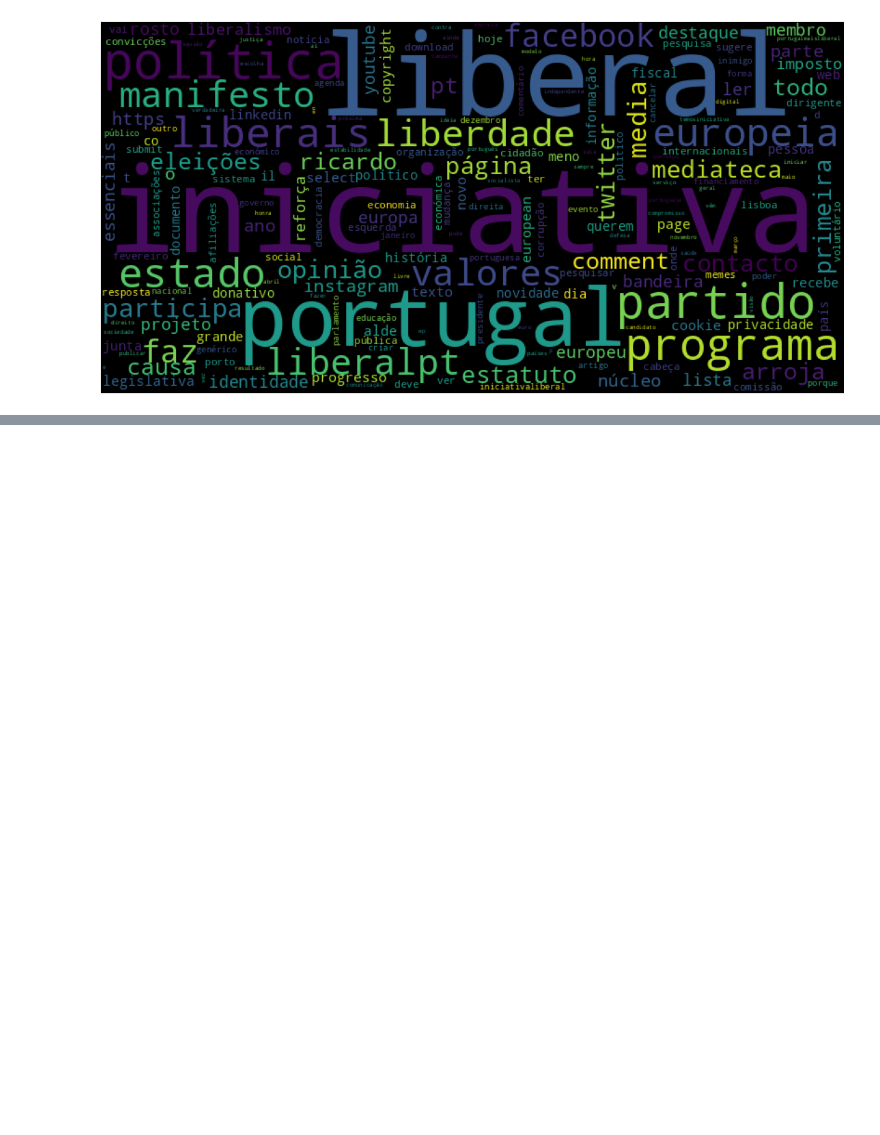
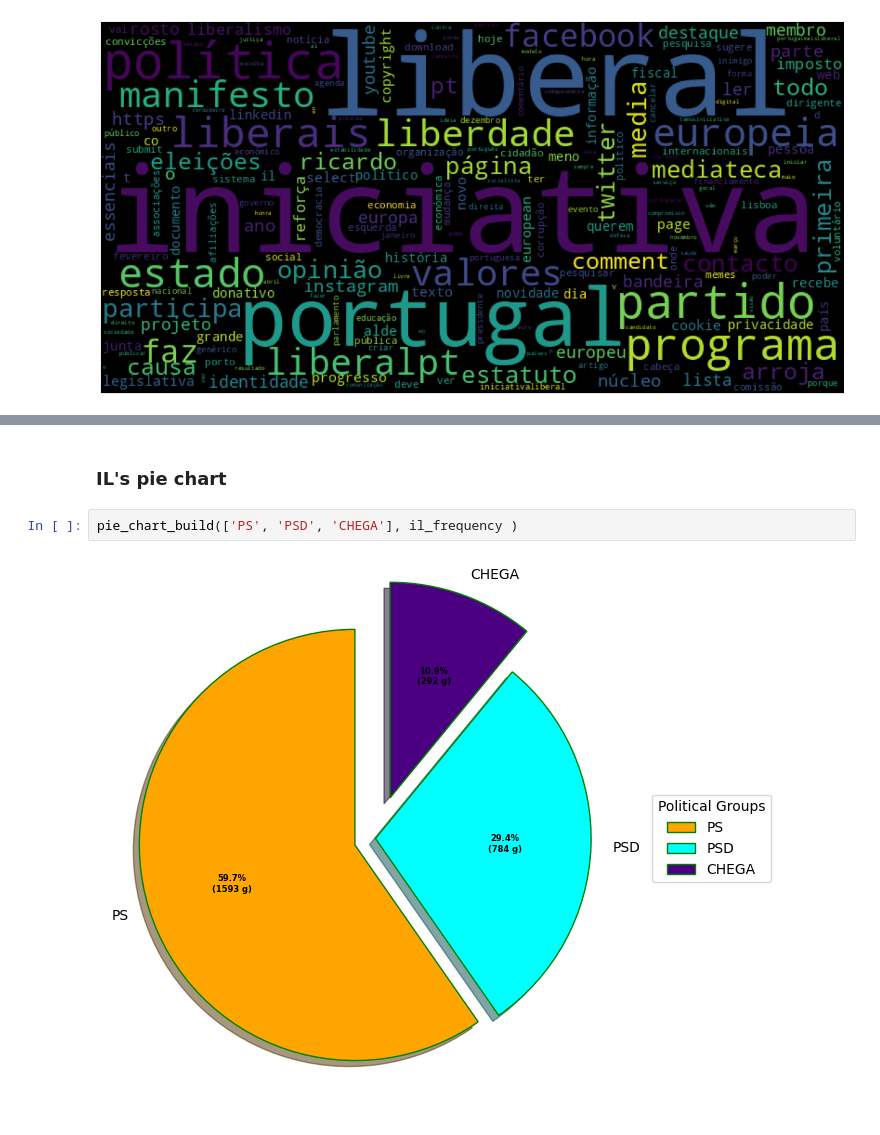
Before and after one commit to mariacrnr/feup-pri, a Jupyter notebook: analysis/data_exploration.ipynb, the cells around one changed output, grey strips where cells are left out. Cells and saved outputs as stored; diff of their text form; blank space fills up the shorter version.

```diff
--- a/analysis/data_exploration.ipynb
+++ b/analysis/data_exploration.ipynb
@@ -431,0 +529,6 @@ plot_wordcloud(il_no_stopwords)
+# %% [markdown]
+### IL's pie chart
+# %%
+pie_chart_build(['PS', 'PSD', 'CHEGA'], il_frequency )
+# %% [output]
+[figure, added]
```
Also changed, not shown: parts of 8 cells of this notebook, 1 other file.
